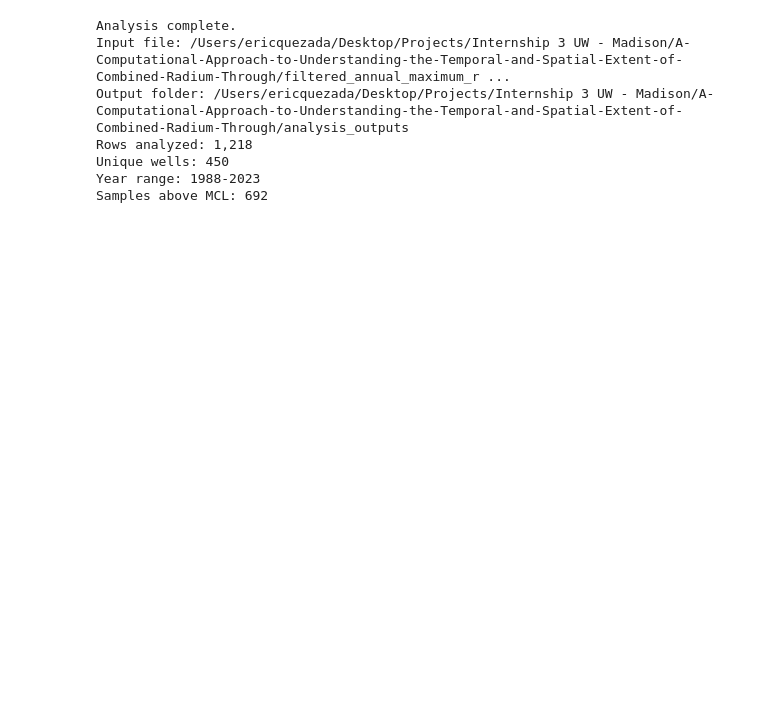
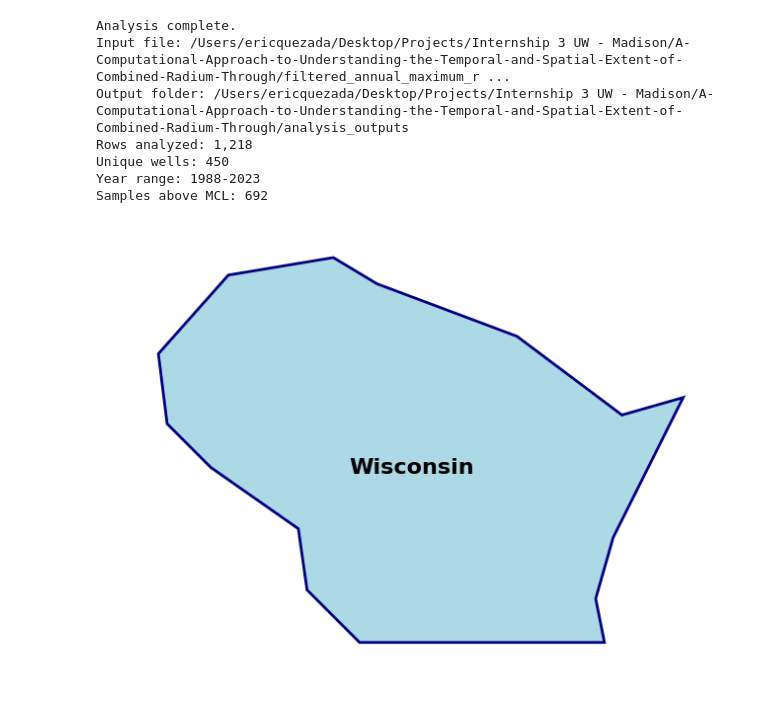
Before and after one commit to erquezada/A-Computational-Approach-to-Understanding-the-Temporal-and-Spatial-Extent-of-Combined-Radium-Through, a Jupyter notebook: UW.ipynb, the cells around one changed output. Saved outputs shown, nothing was run; the diff lists cells and outputs as text; code cells hidden in the pictures; blank space fills up the shorter version.

```diff
--- a/UW.ipynb
+++ b/UW.ipynb
@@ -1023,3 +1017,83 @@ Rows analyzed: 1,218
 Unique wells: 450
 Year range: 1988-2023
 Samples above MCL: 692
+# %%
+import matplotlib.pyplot as plt
+from matplotlib.patches import Polygon
+
+# ------------------------------------------------------------
+# Rough Wisconsin outline coordinates
+# These are simplified points, not GIS-accurate boundaries.
+# ------------------------------------------------------------
+wisconsin_outline = [
+    (-92.1, 46.7),  # NW Corner: Superior / Lake Superior coast
+    (-90.9, 46.9),  # North: Bayfield / Apostle Islands
+    (-90.4, 46.6),  # North: Montreal River (Start of MI border)
+    (-88.8, 46.0),  # NE: Angled land border with Upper MI
+    (-87.6, 45.1),  # NE: Marinette / Menominee River mouth
+    (-86.9, 45.3),  # East: Tip of the Door County Peninsula
+    (-87.7, 43.7),  # East Coast: Lake Michigan near Sheboygan
+    (-87.9, 43.0),  # East Coast: Lake Michigan near Milwaukee
+    (-87.8, 42.5),  # SE Corner: Kenosha / Illinois border
+    (-89.0, 42.5),  # South Border: Straight line across IL border
+    (-90.6, 42.5),  # SW Corner: Tri-state point (WI-IL-IA)
+    (-91.2, 43.1),  # West Border: Mississippi River (Prairie du Chien)
+    (-91.3, 43.8),  # West Border: Mississippi River (La Crosse)
+    (-92.3, 44.5),  # West Border: Mississippi River (Lake Pepin)
+    (-92.8, 45.0),  # West Border: St. Croix River (Hudson)
+    (-92.9, 45.8),  # Westernmost point: St. Croix River bulge
+    (-92.1, 46.7)   # Close polygon back to start
+]
+# Separate longitude and latitude
+longitudes = [point[0] for point in wisconsin_outline]
+latitudes = [point[1] for point in wisconsin_outline]
+
+# ------------------------------------------------------------
+# Create the figure
+# ------------------------------------------------------------
+fig, ax = plt.subplots(figsize=(8, 8))
+
+# Draw Wisconsin polygon
+wisconsin = Polygon(
+    wisconsin_outline,
+    closed=True,
+    facecolor="lightblue",
+    edgecolor="navy",
+    linewidth=2
+)
+
+ax.add_patch(wisconsin)
+
+# ------------------------------------------------------------
+# Formatting
+# ------------------------------------------------------------
+
+ax.set_xlabel("Longitude")
+ax.set_ylabel("Latitude")
+
+ax.set_xlim(-93.5, -86.5)
+ax.set_ylim(42.0, 47.2)
+
+ax.set_aspect("equal")
+ax.grid(True, linestyle="--", alpha=0.5)
+
+# Add label
+ax.text(
+    -90.0,
+    44.5,
+    "Wisconsin",
+    fontsize=16,
+    fontweight="bold",
+    ha="center",
+    va="center"
+)
+
+# ------------------------------------------------------------
+# Save and show image
+# ------------------------------------------------------------
+# Add this before plt.savefig in your FIRST script
+plt.axis('off')
+plt.savefig("wisconsin_map.png", bbox_inches='tight', pad_inches=0)
+plt.show()
+# %% [output]
+[figure, added]
```
Also changed, not shown: parts of 6 cells of this notebook, 13 other files.
